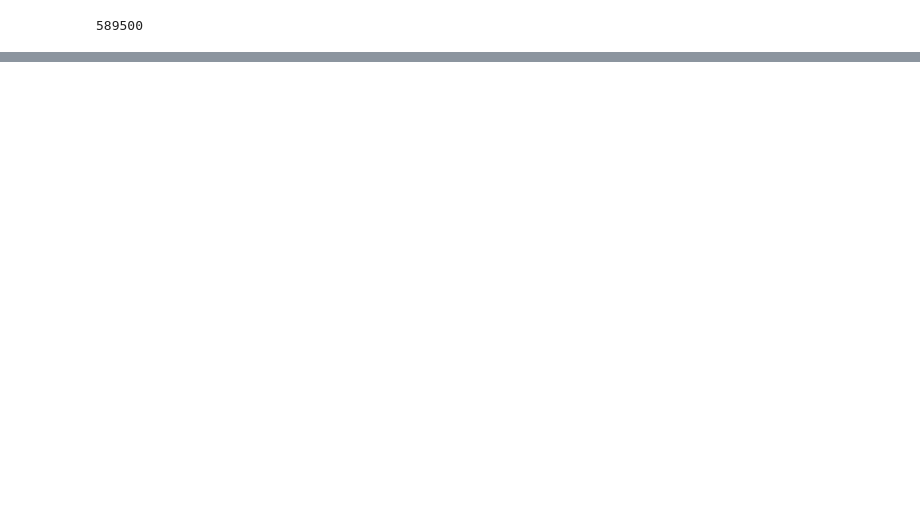
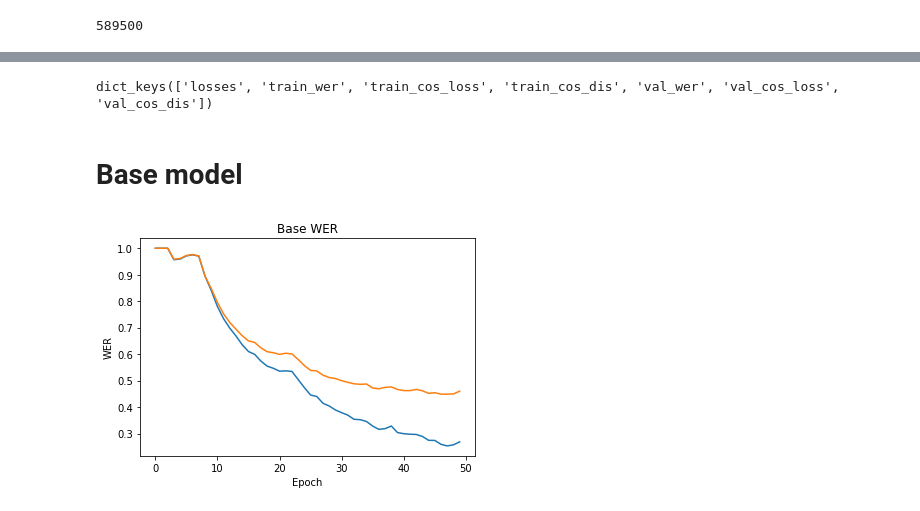
Before and after one commit to whettenr/severity-measures-asr, a Jupyter notebook: EX_3_Evaluate.ipynb, the cells around one changed output, grey strips where cells are left out. Drawn from its saved outputs; the diff is of its cells as text; code cells hidden in the pictures; blank space fills up the shorter version.

```diff
--- a/EX_3_Evaluate.ipynb
+++ b/EX_3_Evaluate.ipynb
@@ -35,0 +36,4 @@ np.mean(history_base['losses'][-2000:])
+# %%
+history_base.keys()
+# %% [output]
+dict_keys(['losses', 'train_wer', 'train_cos_loss', 'train_cos_dis', 'val_wer', 'val_cos_loss', 'val_cos_dis'])
@@ -35,0 +43,15 @@ np.mean(history_base['losses'][-2000:])
+# %% [markdown]
+# Base model
+# %%
+x = np.arange(0, 50, 1)
+
+plt.plot(x, history_base['train_wer'])
+plt.plot(x, history_base['val_wer'])
+# plt.plot(x, y2, '-.')
+
+plt.xlabel("Epoch")
+plt.ylabel("WER")
+plt.title('Base WER')
+plt.show()
+# %% [output]
+[figure, added]
```
Also changed, not shown: parts of 23 cells of this notebook, 3 other files.
